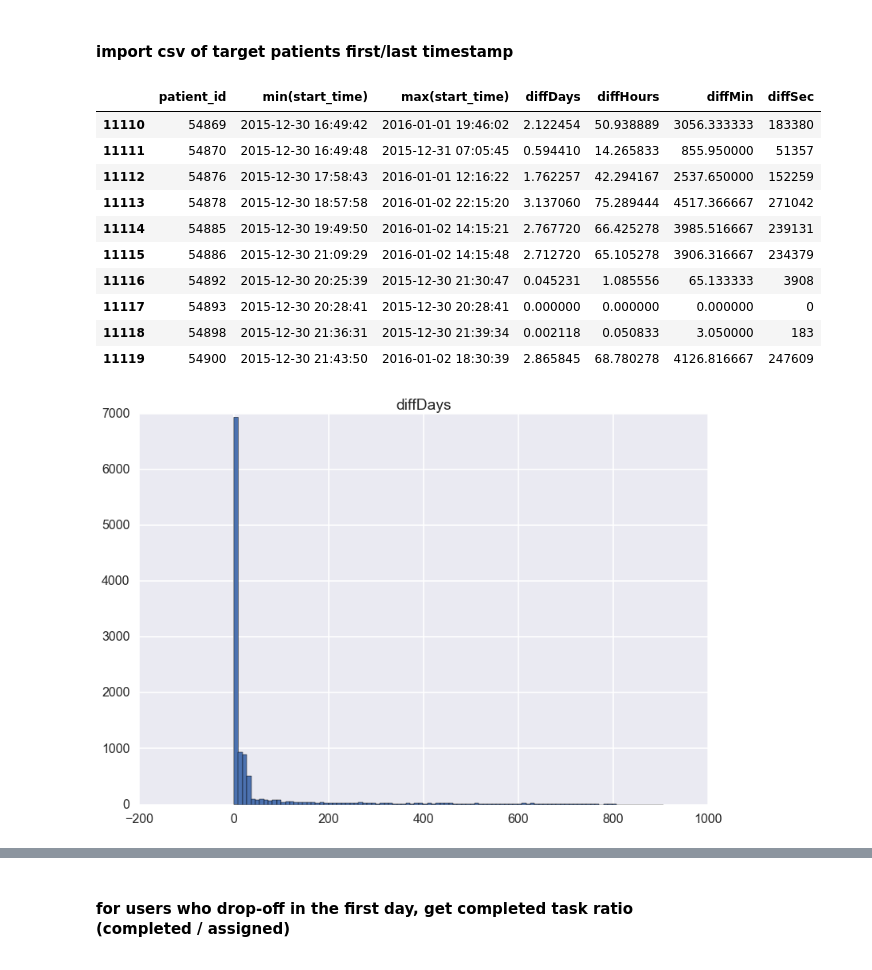
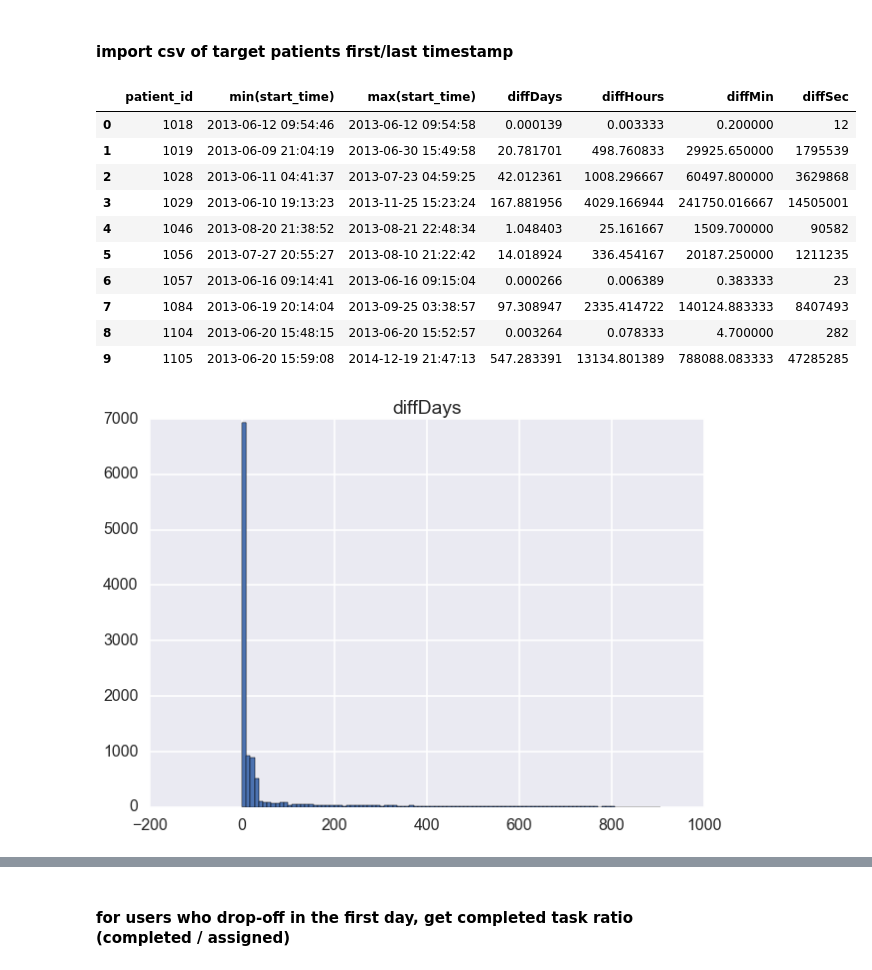
Before and after one commit to kbporter/insight_fellowship, a Jupyter notebook: constant_therapy_workbook.ipynb, the cells around one changed output, grey strips where cells are left out. Cells and saved outputs as stored; diff of their text form; code cells hidden in the pictures.

```diff
--- a/constant_therapy_workbook.ipynb
+++ b/constant_therapy_workbook.ipynb
@@ -42,31 +41,28 @@ patient_list = pd.read_csv('sched_patient_list.csv')
 # %% [markdown]
 #### import csv of target patients first/last timestamp
 # %%
-timesall = pd.read_csv('allfirst_last_timestamp.csv')
-# from datetime import datetime
-# from datetime import timedelta
-
+timesall = pd.read_csv('/Users/katieporter/Dropbox/Insight/CT/ct_private/allfirst_last_timestamp.csv')
 timesall['diffDays'] = (timesall['max(start_time)'].apply(fns.maketime_sec)- timesall['min(start_time)'].apply(fns.maketime_sec))/86400
 timesall['diffHours'] = (timesall['max(start_time)'].apply(fns.maketime_sec)- timesall['min(start_time)'].apply(fns.maketime_sec))/3600
 timesall['diffMin'] = (timesall['max(start_time)'].apply(fns.maketime_sec)- timesall['min(start_time)'].apply(fns.maketime_sec))/60
 timesall['diffSec'] = timesall['max(start_time)'].apply(fns.maketime_sec)- timesall['min(start_time)'].apply(fns.maketime_sec)
-timesall[11110:11120]
+timesall[:10]
 # %% [output]
 |  | patient_id | min(start_time) | max(start_time) | diffDays | diffHours | diffMin | diffSec |
-| 11110 | 54869 | 2015-12-30 16:49:42 | 2016-01-01 19:46:02 | 2.122454 | 50.938889 | 3056.333333 | 183380 |
-| 11111 | 54870 | 2015-12-30 16:49:48 | 2015-12-31 07:05:45 | 0.594410 | 14.265833 | 855.950000 | 51357 |
-| 11112 | 54876 | 2015-12-30 17:58:43 | 2016-01-01 12:16:22 | 1.762257 | 42.294167 | 2537.650000 | 152259 |
-| 11113 | 54878 | 2015-12-30 18:57:58 | 2016-01-02 22:15:20 | 3.137060 | 75.289444 | 4517.366667 | 271042 |
-| 11114 | 54885 | 2015-12-30 19:49:50 | 2016-01-02 14:15:21 | 2.767720 | 66.425278 | 3985.516667 | 239131 |
-| 11115 | 54886 | 2015-12-30 21:09:29 | 2016-01-02 14:15:48 | 2.712720 | 65.105278 | 3906.316667 | 234379 |
-| 11116 | 54892 | 2015-12-30 20:25:39 | 2015-12-30 21:30:47 | 0.045231 | 1.085556 | 65.133333 | 3908 |
-| 11117 | 54893 | 2015-12-30 20:28:41 | 2015-12-30 20:28:41 | 0.000000 | 0.000000 | 0.000000 | 0 |
-| 11118 | 54898 | 2015-12-30 21:36:31 | 2015-12-30 21:39:34 | 0.002118 | 0.050833 | 3.050000 | 183 |
-| 11119 | 54900 | 2015-12-30 21:43:50 | 2016-01-02 18:30:39 | 2.865845 | 68.780278 | 4126.816667 | 247609 |
+| 0 | 1018 | 2013-06-12 09:54:46 | 2013-06-12 09:54:58 | 0.000139 | 0.003333 | 0.200000 | 12 |
+| 1 | 1019 | 2013-06-09 21:04:19 | 2013-06-30 15:49:58 | 20.781701 | 498.760833 | 29925.650000 | 1795539 |
+| 2 | 1028 | 2013-06-11 04:41:37 | 2013-07-23 04:59:25 | 42.012361 | 1008.296667 | 60497.800000 | 3629868 |
+| 3 | 1029 | 2013-06-10 19:13:23 | 2013-11-25 15:23:24 | 167.881956 | 4029.166944 | 241750.016667 | 14505001 |
+| 4 | 1046 | 2013-08-20 21:38:52 | 2013-08-21 22:48:34 | 1.048403 | 25.161667 | 1509.700000 | 90582 |
+| 5 | 1056 | 2013-07-27 20:55:27 | 2013-08-10 21:22:42 | 14.018924 | 336.454167 | 20187.250000 | 1211235 |
+| 6 | 1057 | 2013-06-16 09:14:41 | 2013-06-16 09:15:04 | 0.000266 | 0.006389 | 0.383333 | 23 |
+| 7 | 1084 | 2013-06-19 20:14:04 | 2013-09-25 03:38:57 | 97.308947 | 2335.414722 | 140124.883333 | 8407493 |
+| 8 | 1104 | 2013-06-20 15:48:15 | 2013-06-20 15:52:57 | 0.003264 | 0.078333 | 4.700000 | 282 |
+| 9 | 1105 | 2013-06-20 15:59:08 | 2014-12-19 21:47:13 | 547.283391 | 13134.801389 | 788088.083333 | 47285285 |
 # %%
-timesall.hist(column='diffDays', bins=100);
+timesall.hist(column='diffDays', bins=100, figsize=(10,7));
 # %% [output]
-[figure, old version]
+[figure, new version]
 # %%
 firstweek = timesall[timesall['diffDays'] <= 7]
 firstmonth = timesall[timesall['diffDays'] <= 30]
```
Also changed, not shown: parts of 25 cells of this notebook, 2 other files.
